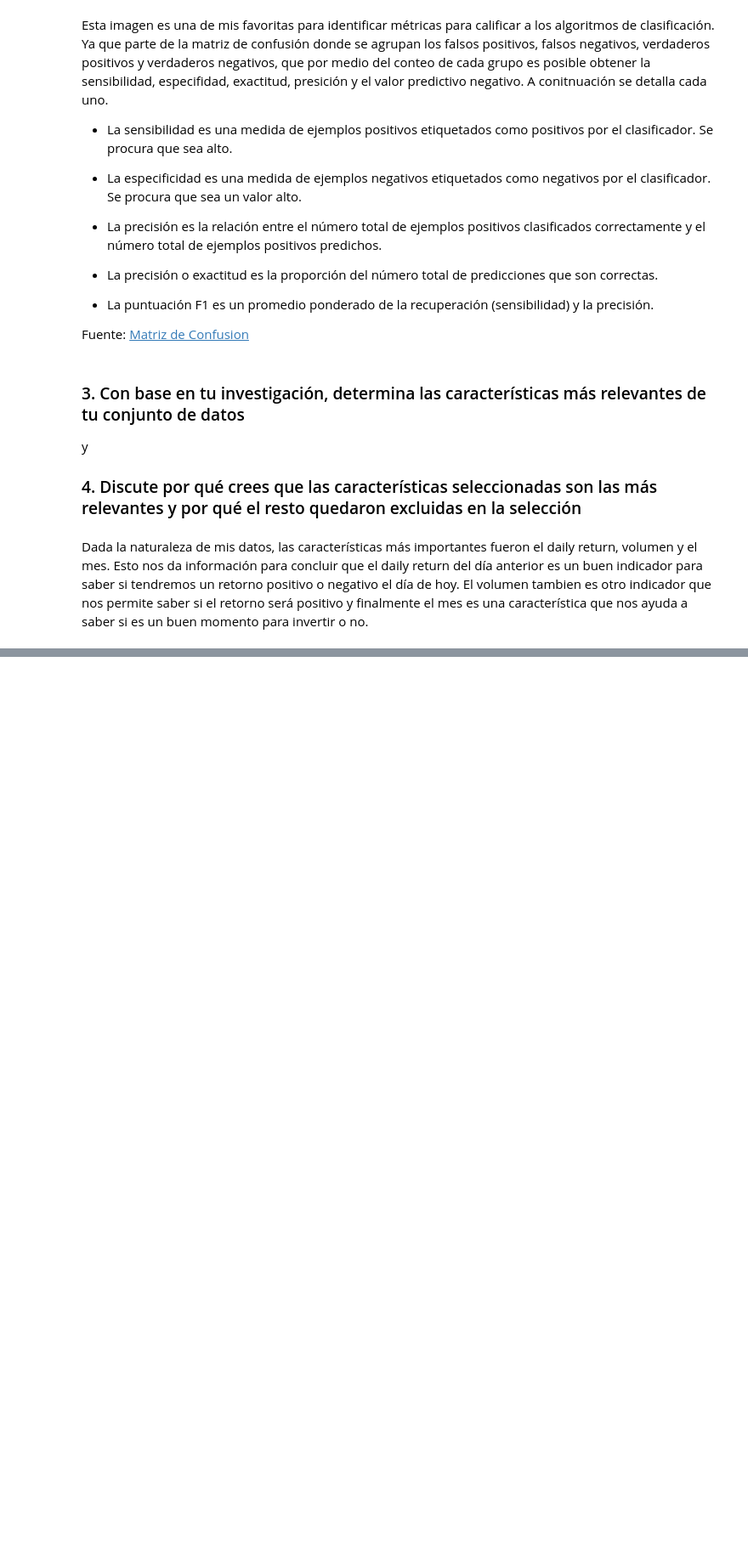
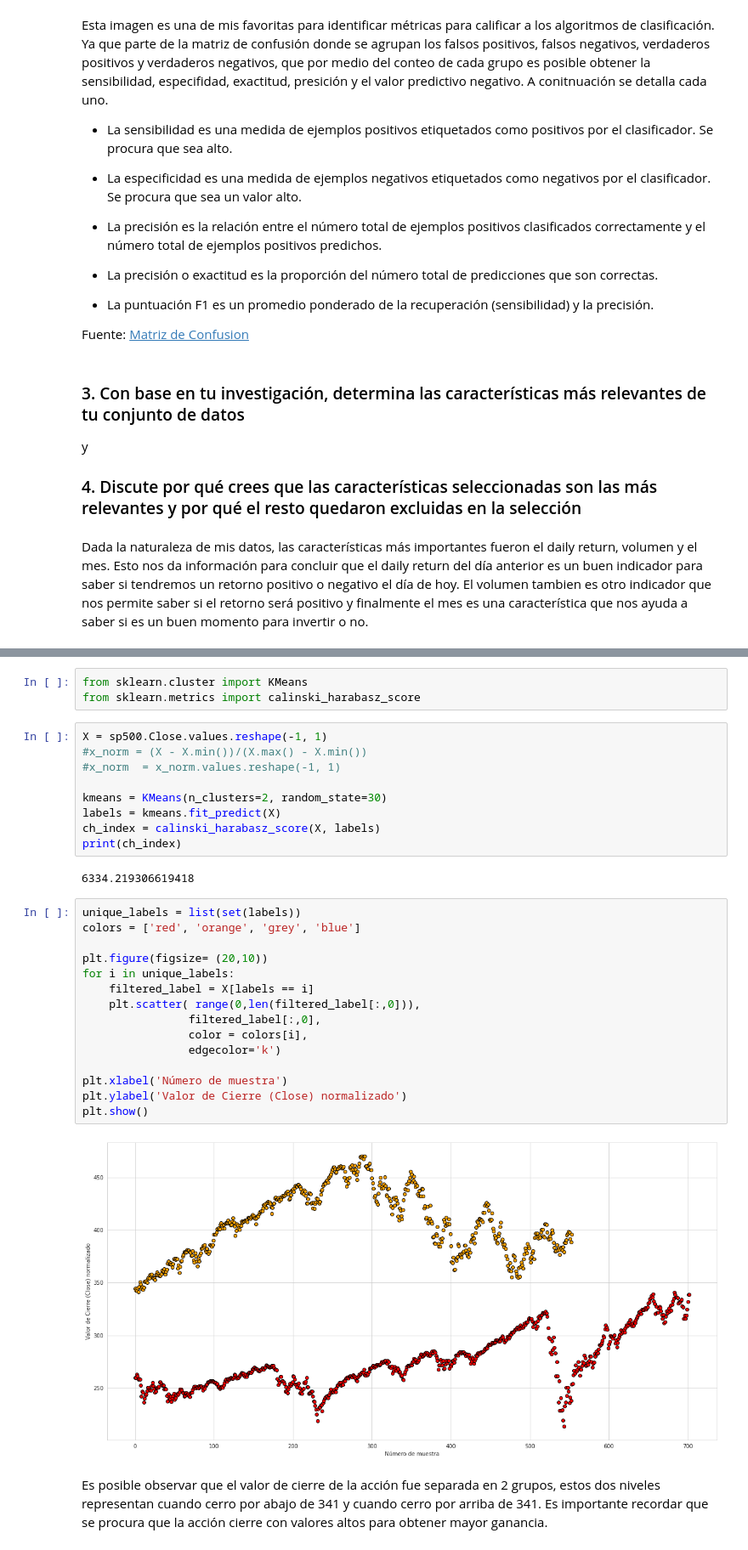
Before and after one commit to MaLuisa7/Machine_Learning_Lessons, a Jupyter notebook: TAREAS_ML.ipynb, the cells around one changed output, grey strips where cells are left out. Shown at 85% size. Saved outputs shown, nothing was run; the diff lists cells and outputs as text; blank space fills up the shorter version.

```diff
--- a/TAREAS_ML.ipynb
+++ b/TAREAS_ML.ipynb
@@ -675,0 +751,33 @@ Dada la naturaleza de mis datos, las características más importantes fueron el
+# %%
+from sklearn.cluster import KMeans
+from sklearn.metrics import calinski_harabasz_score
+# %%
+X = sp500.Close.values.reshape(-1, 1)
+#x_norm = (X - X.min())/(X.max() - X.min())
+#x_norm  = x_norm.values.reshape(-1, 1)
+
+kmeans = KMeans(n_clusters=2, random_state=30)
+labels = kmeans.fit_predict(X)
+ch_index = calinski_harabasz_score(X, labels)
+print(ch_index)
+# %% [output]
+6334.219306619418
+# %%
+unique_labels = list(set(labels))
+colors = ['red', 'orange', 'grey', 'blue']
+
+plt.figure(figsize= (20,10))
+for i in unique_labels:
+    filtered_label = X[labels == i]
+    plt.scatter( range(0,len(filtered_label[:,0])),
+                filtered_label[:,0],
+                color = colors[i],
+                edgecolor='k')
+
+plt.xlabel('Número de muestra')
+plt.ylabel('Valor de Cierre (Close) normalizado')
+plt.show()
+# %% [output]
+[figure, added]
+# %% [markdown]
+Es posible observar que el valor de cierre de la acción fue separada en 2 grupos, estos dos niveles representan cuando cerro por abajo de 341 y cuando cerro por arriba de 341. Es importante recordar que se procura que la acción cierre con valores altos para obtener mayor ganancia.
```
Also changed, not shown: parts of 33 cells of this notebook.
